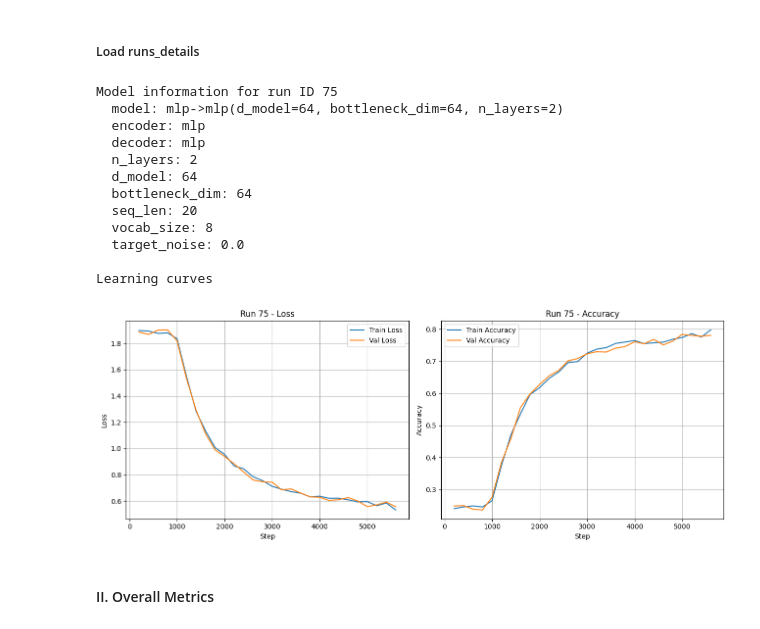
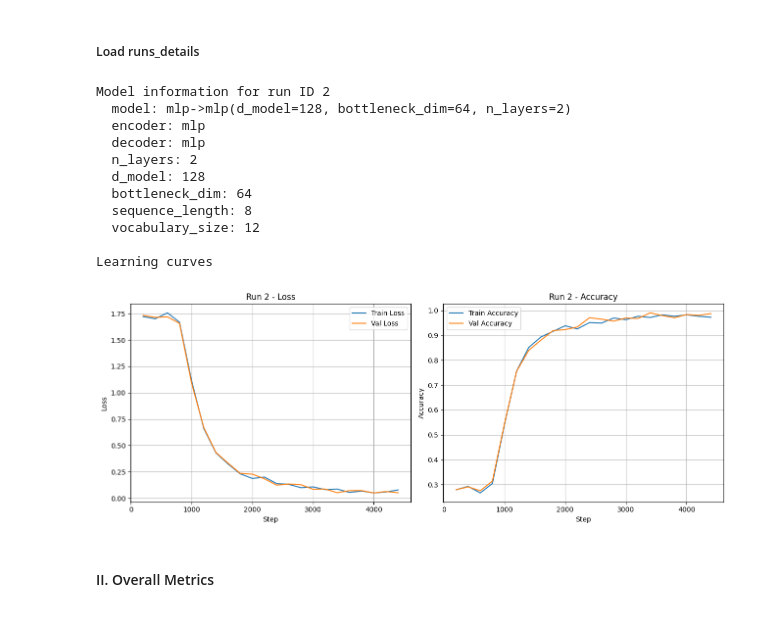
Before and after one commit to emiliomunozai/SequenceFactorBenchmark, a Jupyter notebook: notebooks/test.ipynb, the cells around one changed output. Drawn from its saved outputs; the diff is of its cells as text; code cells hidden in the pictures.

Commit message:
Bug: Checkpoint models fix

```diff
--- a/notebooks/test.ipynb
+++ b/notebooks/test.ipynb
@@ -68,41 +68,40 @@ def plot_learning_curves(run_id, data):
     # Loss Plot
     ax1.plot(steps, train_loss, label="Train Loss")
     ax1.plot(steps, val_loss, label="Val Loss")
     ax1.set_xlabel("Step")
     ax1.set_ylabel("Loss")
     ax1.set_title(f"Run {run_id} - Loss")
     ax1.legend()
     ax1.grid(True)
 
     # Accuracy Plot
     ax2.plot(steps, train_acc, label="Train Accuracy")
     ax2.plot(steps, val_acc, label="Val Accuracy")
     ax2.set_xlabel("Step")
     ax2.set_ylabel("Accuracy")
     ax2.set_title(f"Run {run_id} - Accuracy")
     ax2.legend()
     ax2.grid(True)
 
     plt.tight_layout()
     plt.show()
 
 # Example usage: pick a run_id from your loaded data list, e.g.:
 if data:
-    plot_learning_curves(data[75]['run_id'], data)
+    plot_learning_curves(data[2]['run_id'], data)
 # %% [output]
-Model information for run ID 75
-  model: mlp->mlp(d_model=64, bottleneck_dim=64, n_layers=2)
+Model information for run ID 2
+  model: mlp->mlp(d_model=128, bottleneck_dim=64, n_layers=2)
   encoder: mlp
   decoder: mlp
   n_layers: 2
-  d_model: 64
+  d_model: 128
   bottleneck_dim: 64
-  seq_len: 20
-  vocab_size: 8
-  target_noise: 0.0
+  sequence_length: 8
+  vocabulary_size: 12
 
 Learning curves
-[figure, old version]
+[figure, new version]
 # %% [markdown]
 #### II. Overall Metrics
 # %%
```
Also changed, not shown: parts of 2 cells of this notebook, 4 other files.
